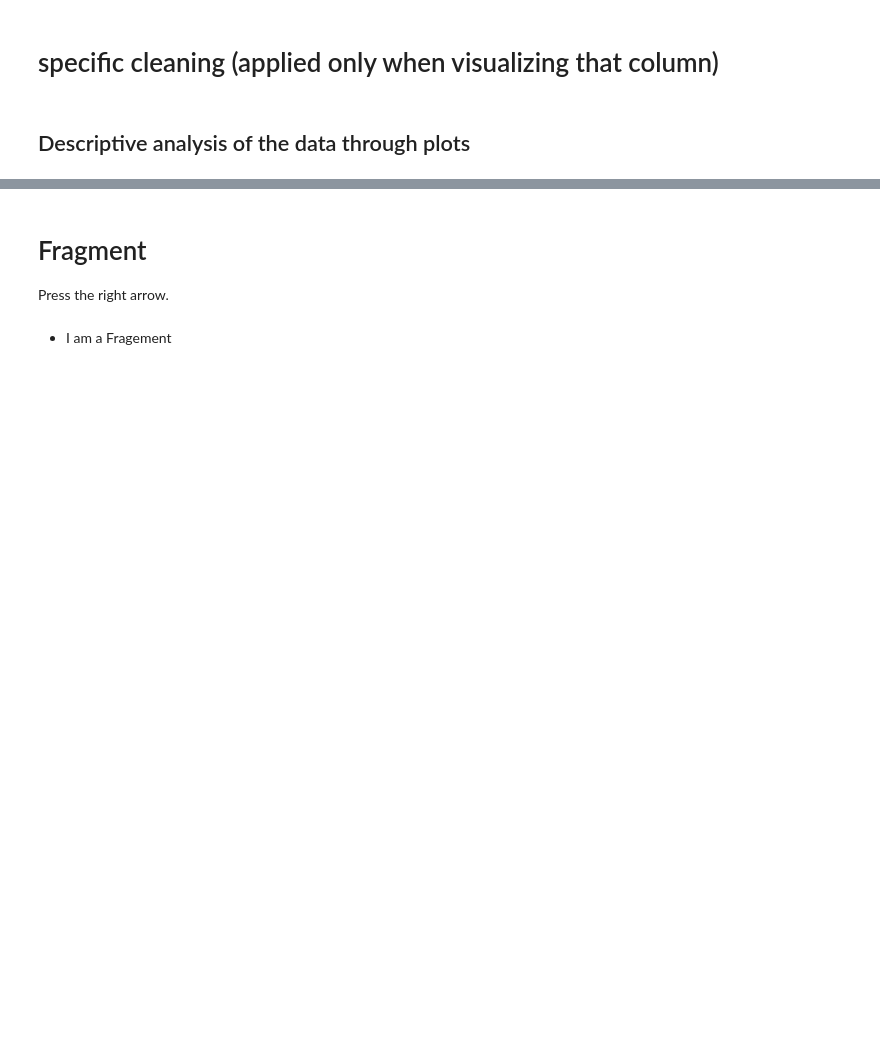
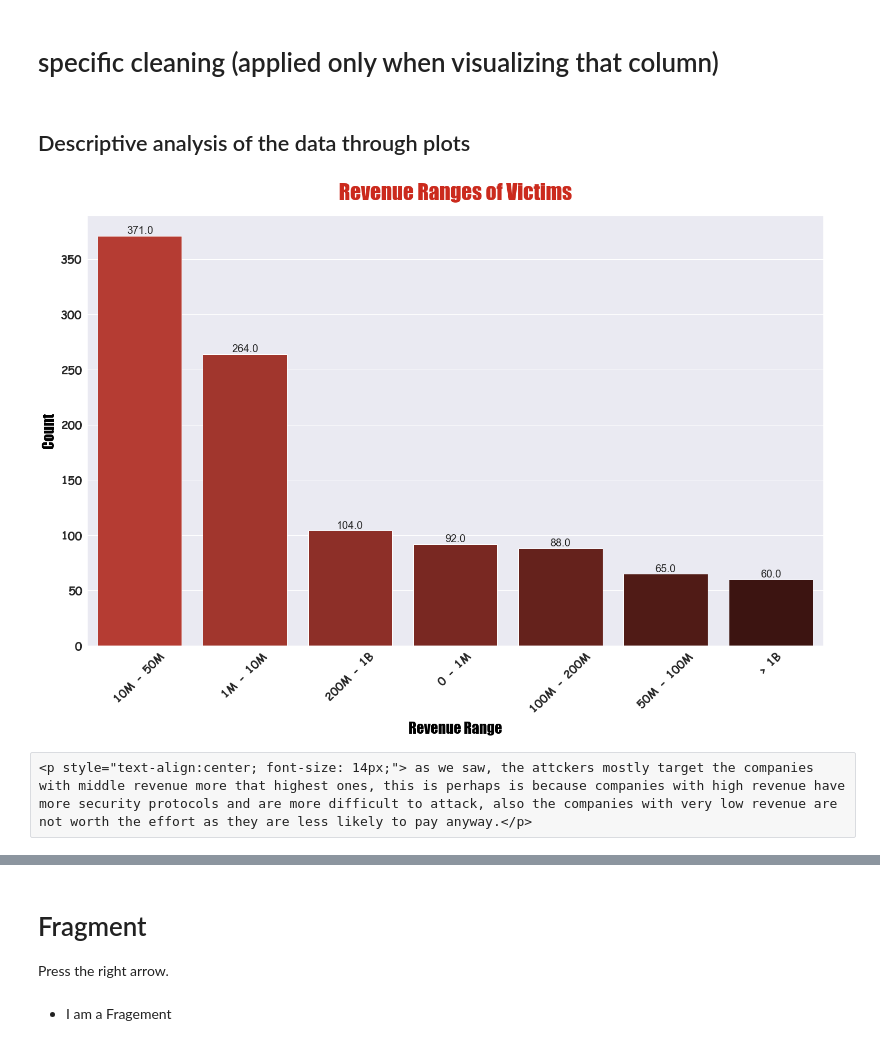
Before and after one commit to DoniaEsawi/Ransomware-Revealed, a Jupyter notebook: jupyter2slides/static/presentation_template.ipynb, the cells around one changed output, grey strips where cells are left out. Drawn from its saved outputs; the diff is of its cells as text; code cells hidden in the pictures; blank space fills up the shorter version.

```diff
--- a/jupyter2slides/static/presentation_template.ipynb
+++ b/jupyter2slides/static/presentation_template.ipynb
@@ -147,6 +203,28 @@ array([ True, False])
 df_attacked_industry = df_attacked.copy()
 # drop the null values from the "industry" column
 df_attacked_industry.dropna(subset=['industry'], inplace=True)
+# %%
+# create a copy of the data frame
+df_attacked_revenue= df_attacked.copy()
+# drop the null values from the "revenue" column
+df_attacked_revenue.dropna(subset=['revenue_range'], inplace=True)
 # %% [markdown]
 ## Descriptive analysis of the data through plots
+# %%
+sns.set_theme('notebook', style='darkgrid')
+# draw a count plot for the revenue range column
+plt.figure(figsize=(25, 15))
+color_palette = sns.color_palette("blend:#CB2A1D,#000", 10)
+ax = sns.countplot(x='revenue_range', data=df_attacked_revenue, order=df_attacked_revenue['revenue_range'].value_counts().index, palette=color_palette)
+ax.bar_label(ax.containers[0], fmt='%.1f', fontsize=20)
+plt.xticks(rotation=45, fontsize=22, fontweight='bold', fontfamily='cursive')
+plt.yticks(fontsize=22, fontweight='bold', fontfamily='cursive')
+plt.title('Revenue Ranges of Victims', fontdict={'fontsize': 40, 'fontweight': 'bold', 'color': '#CB2A1D', 'fontfamily': 'fantasy'}, pad=30, )
+plt.xlabel('Revenue Range', fontdict={'fontsize': 28, 'fontweight': 'medium', 'color': '#000', 'fontfamily': 'fantasy'}, labelpad=10)
+plt.ylabel('Count', fontdict={'fontsize': 28, 'fontweight': 'medium', 'color': '#000', 'fontfamily': 'fantasy'}, labelpad=10)
+plt.show()
+# %% [output]
+[figure, added]
+# %% [raw]
+<p style="text-align:center; font-size: 14px;"> as we saw, the attckers mostly target the companies with middle revenue more that highest ones, this is perhaps is because companies with high revenue have more security protocols and are more difficult to attack, also the companies with very low revenue are not worth the effort as they are less likely to pay anyway.</p>
 # %%
```
Also changed, not shown: parts of 16 cells of this notebook, 4 other files.
